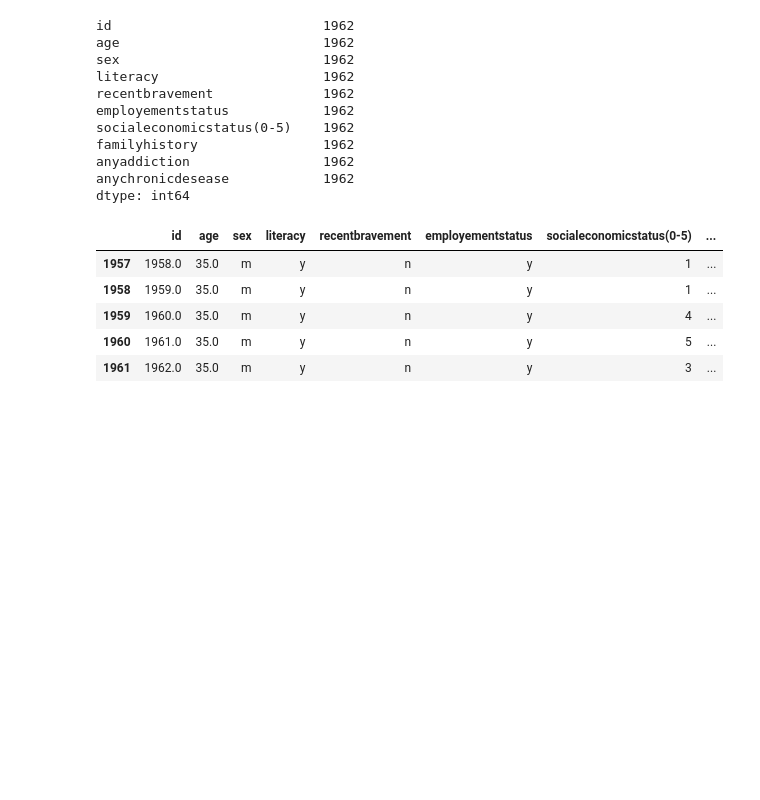
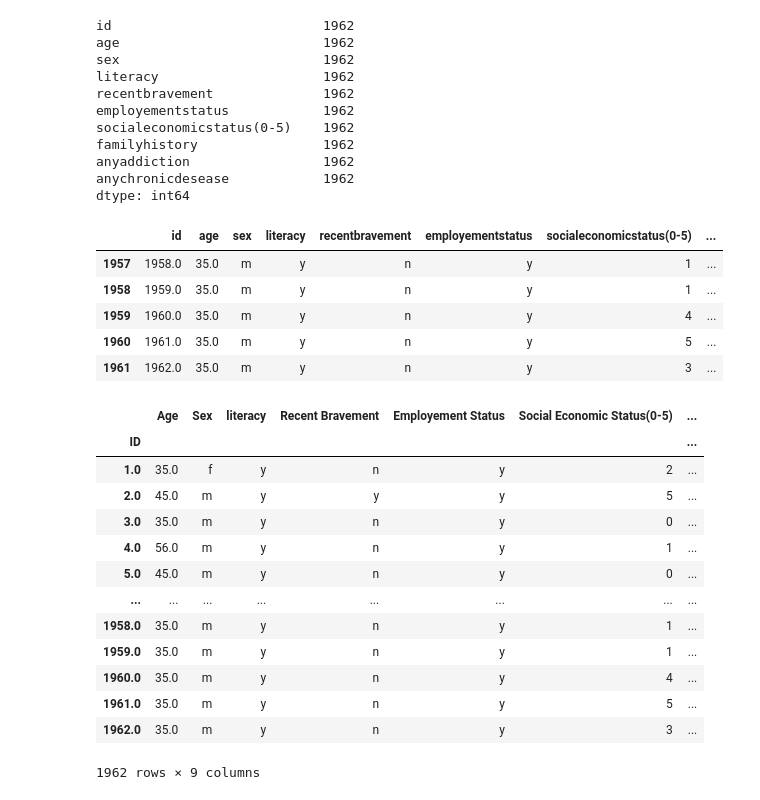
Before and after one commit to haiwy1218/mentalhealth_tech, a Jupyter notebook: NationalAnxietySurvey.ipynb, the cells around one changed output. Drawn from its saved outputs; the diff is of its cells as text; code cells hidden in the pictures; blank space fills up the shorter version.

```diff
--- a/NationalAnxietySurvey.ipynb
+++ b/NationalAnxietySurvey.ipynb
@@ -90,3 +90,32 @@ NAS_df_c.tail()
 | 1959 | 1960.0 | 35.0 | m | y | n | y | 4 | ... |
 | 1960 | 1961.0 | 35.0 | m | y | n | y | 5 | ... |
 | 1961 | 1962.0 | 35.0 | m | y | n | y | 3 | ... |
+# %%
+NAS_Clean = NAS_df_c.rename(columns={
+    "id": "ID",
+    "age": "Age",
+    "sex": "Sex",
+    "literacy": "Literacy",
+    "recentbravement": "Recent Bravement",
+    "employementstatus": "Employement Status",
+    "socialeconomicstatus(0-5)":"Social Economic Status(0-5)",
+     "familyhistory":"Family History",
+    "anyaddiction": "Any Addiction",
+    "anychronicdesease": "Any Chronic Disease",})
+# %%
+NAS_Clean.set_index('ID')
+# %% [output]
+|  | Age | Sex | literacy | Recent Bravement | Employement Status | Social Economic Status(0-5) | ... |
+| ID |  |  |  |  |  |  | ... |
+| 1.0 | 35.0 | f | y | n | y | 2 | ... |
+| 2.0 | 45.0 | m | y | y | y | 5 | ... |
+| 3.0 | 35.0 | m | y | n | y | 0 | ... |
+| 4.0 | 56.0 | m | y | n | y | 1 | ... |
+| 5.0 | 45.0 | m | y | n | y | 0 | ... |
+| ... | ... | ... | ... | ... | ... | ... | ... |
+| 1958.0 | 35.0 | m | y | n | y | 1 | ... |
+| 1959.0 | 35.0 | m | y | n | y | 1 | ... |
+| 1960.0 | 35.0 | m | y | n | y | 4 | ... |
+| 1961.0 | 35.0 | m | y | n | y | 5 | ... |
+| 1962.0 | 35.0 | m | y | n | y | 3 | ... |
+1962 rows × 9 columns
```
Also changed, not shown: 4 other files.
